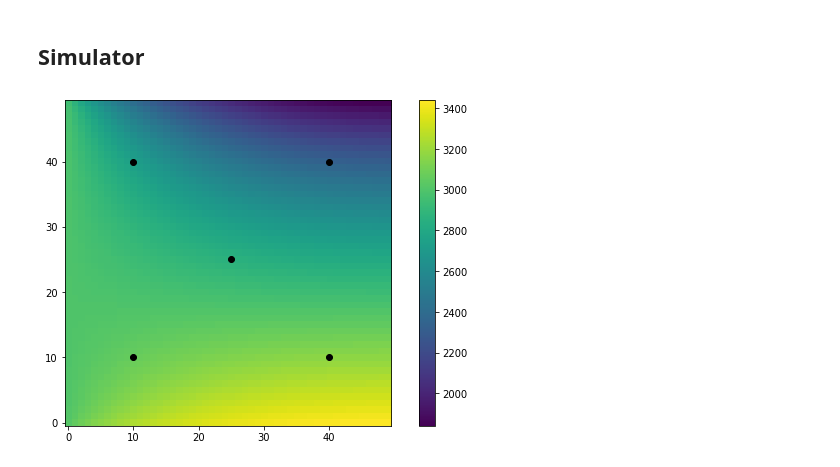
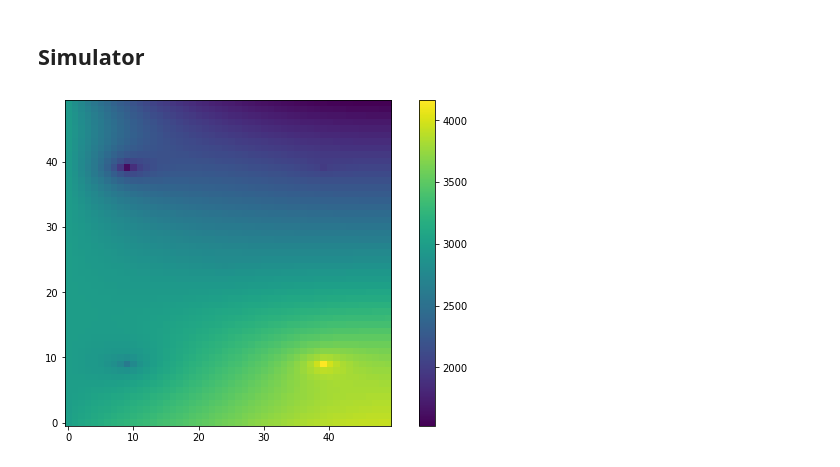
Before and after one commit to yohanesnuwara/pyresim, a Jupyter notebook: PyReSim_teaser1.ipynb, the cells around one changed output. Cells and saved outputs as stored; diff of their text form; code cells hidden in the pictures.

```diff
--- a/PyReSim_teaser1.ipynb
+++ b/PyReSim_teaser1.ipynb
@@ -35,10 +40,10 @@ warnings.filterwarnings("ignore", category=FutureWarning)
 PUT THE INPUT TXT DATA
 """""""""""
 
-filepath = '/content/pyresim/input/teaser1.txt'
+filepath = '/content/pyresim/input/teasers/teaser1_input.txt'
 
 # call the read_input function to read input data
-reservoir_input, well, west_boundary, east_boundary, south_boundary, north_boundary = read_input(filepath)
+reservoir_input, wells, west_boundary, east_boundary, south_boundary, north_boundary = read_input(filepath)
 
 """""""""""
 INPUT PROCESSING
@@ -58,13 +63,13 @@ B = reservoir_input['B']
 mu = reservoir_input['mu']
 
 # well information (dataframe)
-well_name = well['well_name']
-well_rw = well['well_rw'] / 12  # wellbore radius, inch to ft
-well_skin = well['well_skin']
-well_loc = well['well_loc']
-well_condition = well['well_rw']
-well_value = well['well_value']
-well_config = well['well_config']
+well_name = wells['well_name']
+well_rw = wells['well_rw'] / 12  # wellbore radius, inch to ft
+well_skin = wells['well_skin']
+well_loc = wells['well_loc']
+well_condition = wells['well_condition']
+well_value = wells['well_value']
+well_config = wells['well_config']
 
 """""""""""
 GRIDDING
@@ -94,10 +99,6 @@ qsc = source2d(well_value, np.array(well_loc), xi, yi)  # call function HERE
 kh, r_eq, Gw = [], [], []
 
 for i in range(len(well_config)):
-    xloc = well_loc[i][0]
-    yloc = well_loc[i][1]
-    xsc = xloc - 1;
-    ysc = yloc - 1
     kh_, r_eq_, Gw_ = fraction_wellblock_geometric_factor(dx, dy, kx, ky, well_skin[i],
                                                           well_rw[i], dz, well_config[i])
     kh.append(kh_);
@@ -342,6 +343,12 @@ for i in range(xi):
             # create non-boundary dictionary
             non_boundary = {'loc': np.array([1, 2, 3, 4])}
 
+            # create well dictionary
+            well = {'condition': well_condition[i, j],
+                    'value': well_value[i, j],
+                    'rw': well_rw[i, j],
+                    'Gw': well_Gw[i, j]}
+
         """""""""""
         DO NOT MODIFY THIS
         """""""""""
@@ -380,34 +387,34 @@ for i in range(xi):
         # calculate RHS constants
         rhs = rhs_constant2d_welltype('incompressible', boundary, well, 0, dx, dy,
                                       dz, kx, ky, mu, B)
 
         # fill in LHS matrix
         lhs_mat = fill2d_lhs_mat(bound_loc[i, j], block_index[i, j], xi, lhs_mat,
                                  px_min, px_plus, py_min, py_plus, p)
 
         # fill in RHS matrix
         rhs_mat = fill2d_rhs_mat(block_index[i, j], rhs_mat, rhs)
 
 """""""""""
 PRESSURE SOLVER
 """""""""""
 p_sol = np.linalg.solve(lhs_mat, rhs_mat)
 
-p_sol_flatten = p_sol.T.reshape(-1)
+p_sol = p_sol.T.reshape(-1)
 
 """""""""""
 DISPLAY PRESSURE
 """""""""""
 
 # display well
 xsc = np.array(well_loc)[:,0]
 ysc = np.array(well_loc)[:,1]
 
-p_sol = p_sol_flatten.reshape(-1, xi)
+p_sol = p_sol.reshape(-1, xi)
 plt.figure(figsize=(10,6))
 plt.imshow(p_sol, origin='lower')
 plt.colorbar()
-plt.scatter(xsc, ysc, color='black')
+# plt.scatter(xsc, ysc, color='black')
 plt.show()
 # %% [output]
-[figure, old version]
+[figure, new version]
```
Also changed, not shown: parts of 5 cells of this notebook.
